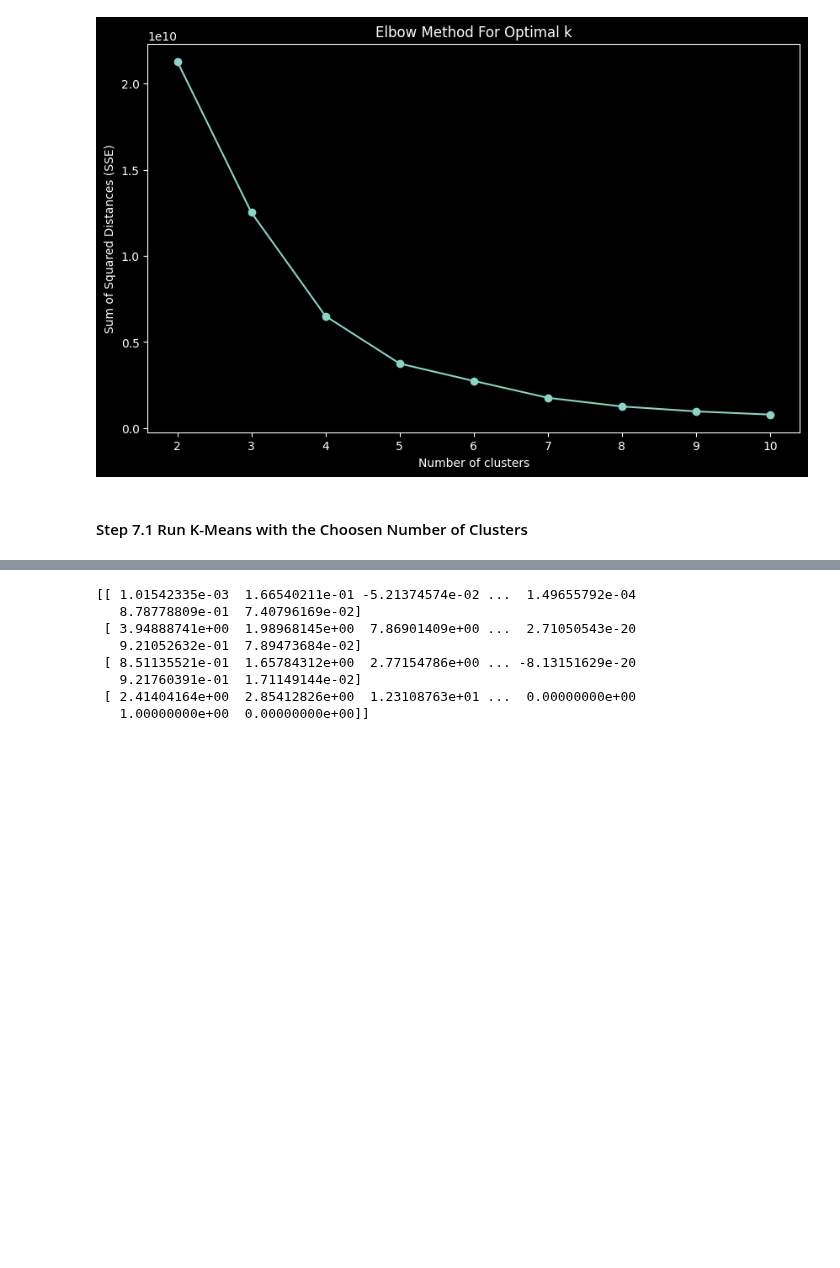
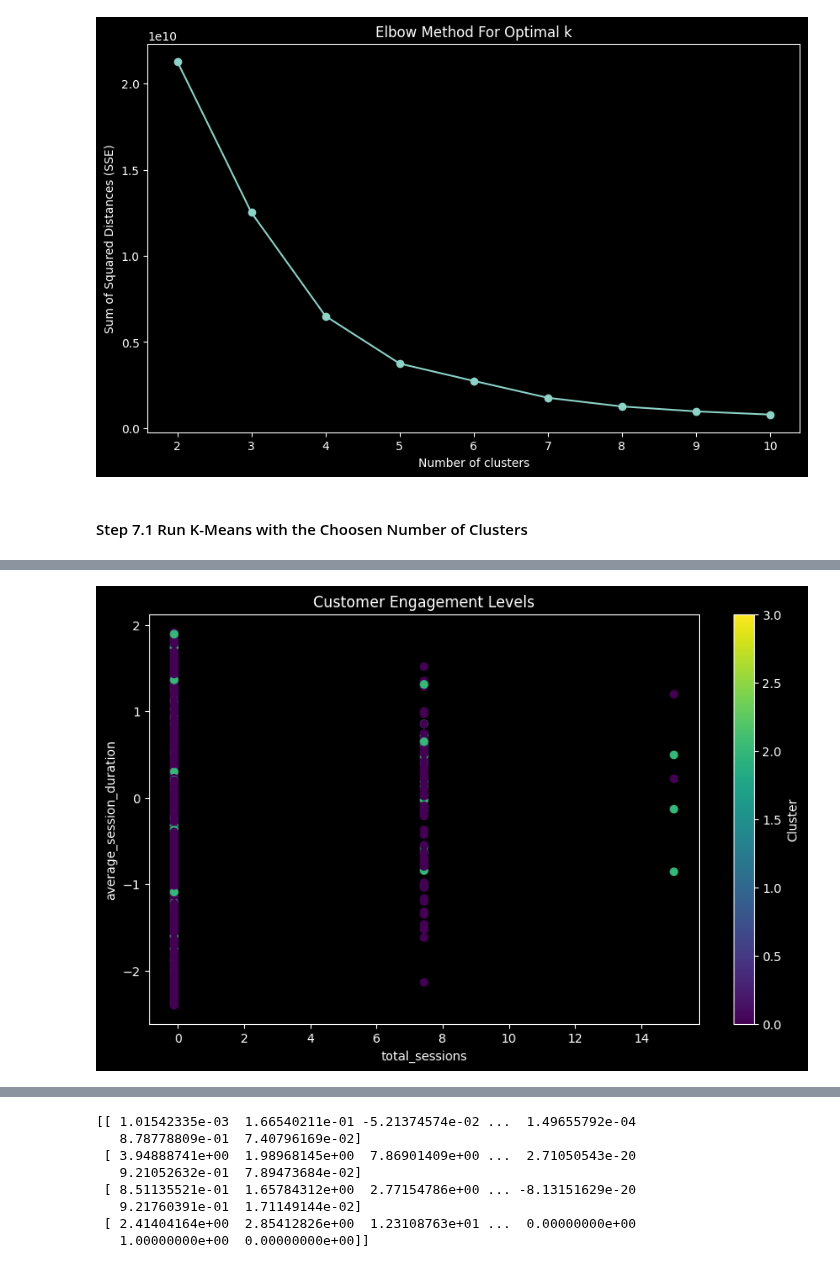
Before and after one commit to ssulaihasubi/floward-take-home-assessment, a Jupyter notebook: task-2-case-study-1-clustering.ipynb, the cells around one changed output, grey strips where cells are left out. Cells and saved outputs as stored; diff of their text form; code cells hidden in the pictures; blank space fills up the shorter version.

```diff
--- a/task-2-case-study-1-clustering.ipynb
+++ b/task-2-case-study-1-clustering.ipynb
@@ -729,0 +756,13 @@ clustering_df['Cluster'] = kmeans.labels_
+# %%
+import matplotlib.pyplot as plt
+
+# To get highlight how clusters have customer engagement levels
+plt.figure(figsize=(10, 6))
+plt.scatter(clustering_df['total_sessions'], clustering_df['average_session_duration'], c=clustering_df['Cluster'], cmap='viridis')
+plt.title('Customer Engagement Levels')
+plt.xlabel('total_sessions')
+plt.ylabel('average_session_duration')
+plt.colorbar(label='Cluster')
+plt.show()
+# %% [output]
+[figure, added]
```
Also changed, not shown: parts of 4 cells of this notebook.
